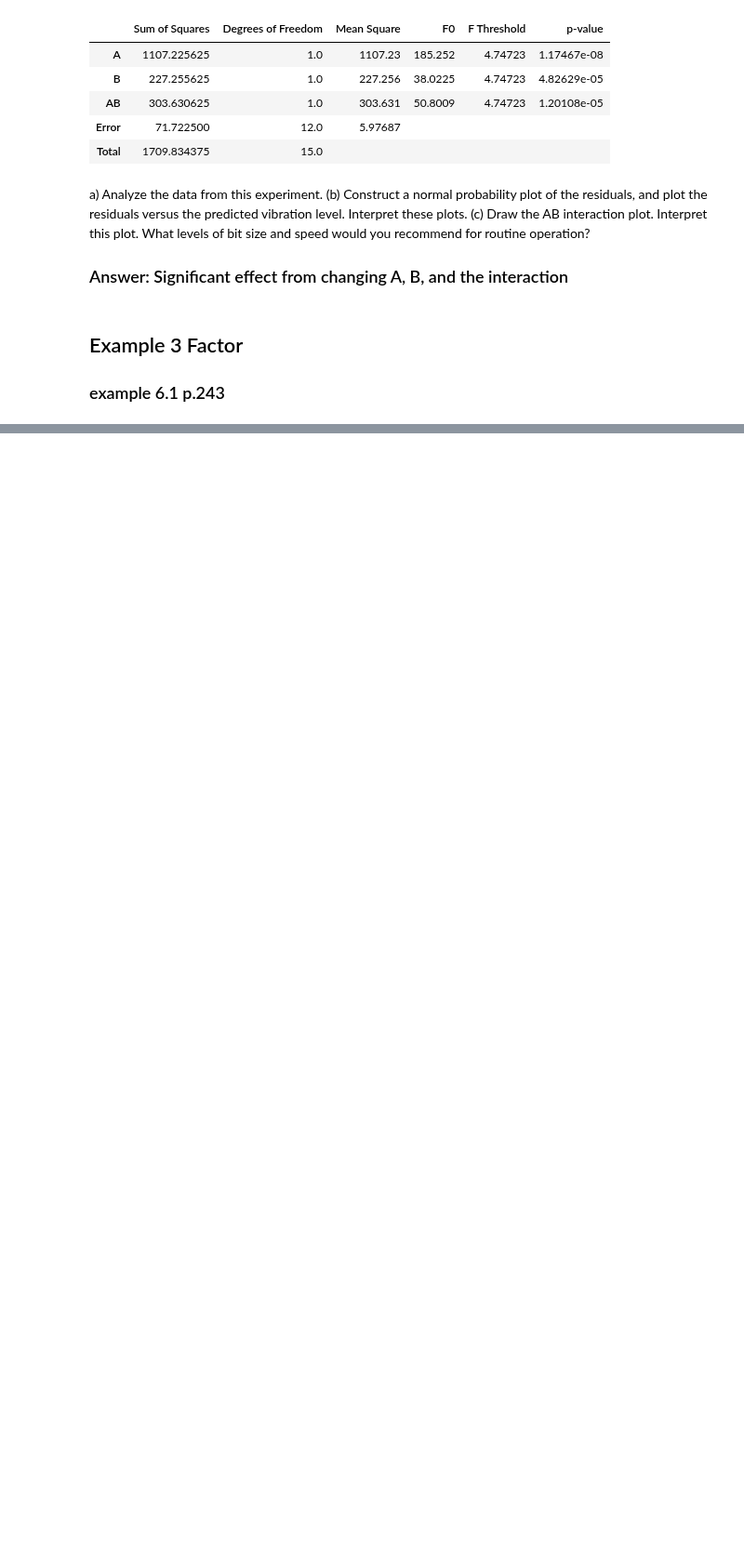
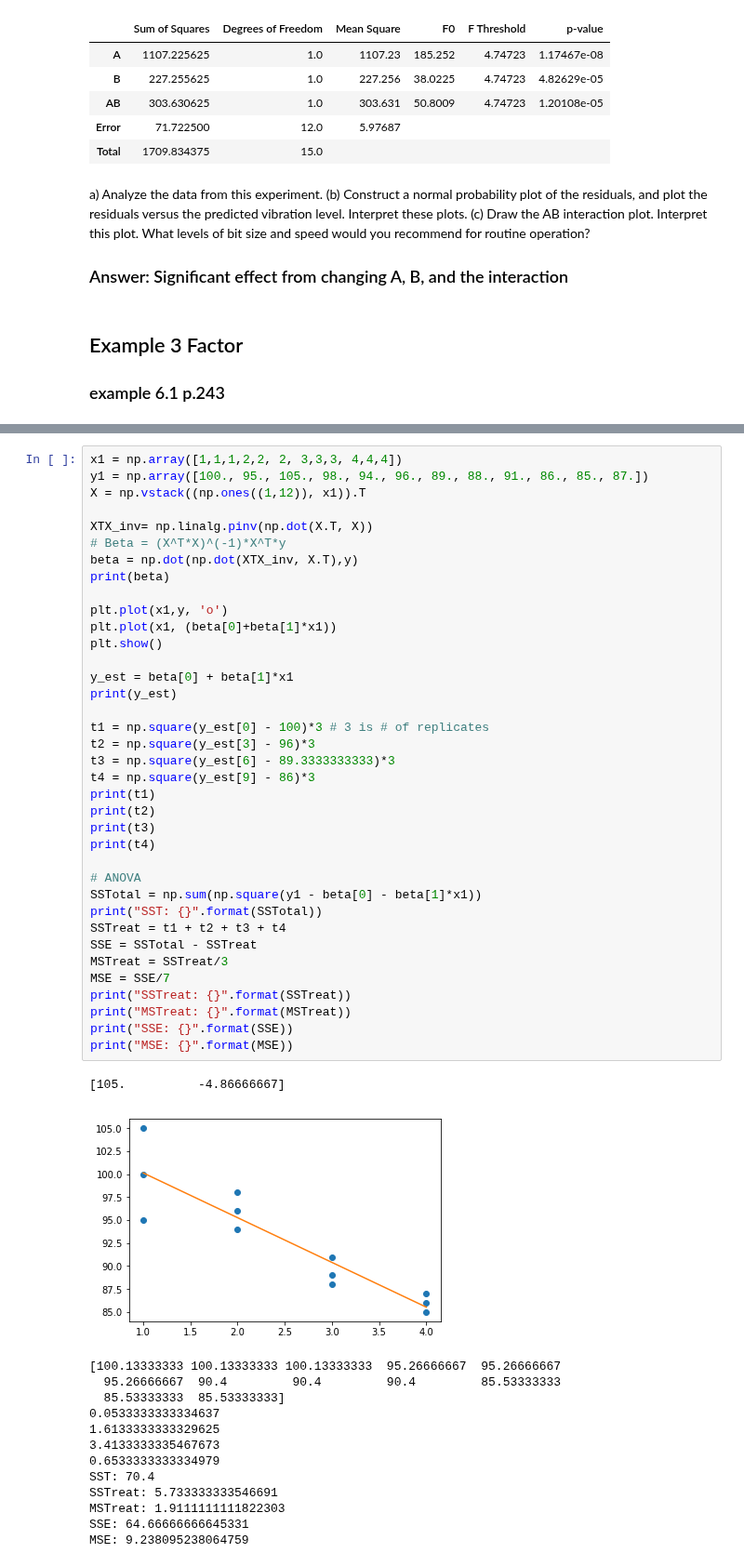
Before and after one commit to mwnewlin/AFIT, a Jupyter notebook: CSCE 554/Newlin_in_class_2_CSCE554.ipynb, the cells around one changed output, grey strips where cells are left out. Shown at 93% size. Cells and saved outputs as stored; diff of their text form; blank space fills up the shorter version.

```diff
--- a/CSCE 554/Newlin_in_class_2_CSCE554.ipynb
+++ b/CSCE 554/Newlin_in_class_2_CSCE554.ipynb
@@ -559,0 +594,52 @@ ABC          5.625         126.562
+# %%
+x1 = np.array([1,1,1,2,2, 2, 3,3,3, 4,4,4])
+y1 = np.array([100., 95., 105., 98., 94., 96., 89., 88., 91., 86., 85., 87.])
+X = np.vstack((np.ones((1,12)), x1)).T
+
+XTX_inv= np.linalg.pinv(np.dot(X.T, X))
+# Beta = (X^T*X)^(-1)*X^T*y
+beta = np.dot(np.dot(XTX_inv, X.T),y)
+print(beta)
+
+plt.plot(x1,y, 'o')
+plt.plot(x1, (beta[0]+beta[1]*x1))
+plt.show()
+
+y_est = beta[0] + beta[1]*x1
+print(y_est)
+
+t1 = np.square(y_est[0] - 100)*3 # 3 is # of replicates
+t2 = np.square(y_est[3] - 96)*3
+t3 = np.square(y_est[6] - 89.3333333333)*3
+t4 = np.square(y_est[9] - 86)*3
+print(t1)
+print(t2)
+print(t3)
+print(t4)
+
+# ANOVA
+SSTotal = np.sum(np.square(y1 - beta[0] - beta[1]*x1))
+print("SST: {}".format(SSTotal))
+SSTreat = t1 + t2 + t3 + t4
+SSE = SSTotal - SSTreat
+MSTreat = SSTreat/3
+MSE = SSE/7
+print("SSTreat: {}".format(SSTreat))
+print("MSTreat: {}".format(MSTreat))
+print("SSE: {}".format(SSE))
+print("MSE: {}".format(MSE))
+# %% [output]
+[105.          -4.86666667]
+[figure, added]
+[100.13333333 100.13333333 100.13333333  95.26666667  95.26666667
+  95.26666667  90.4         90.4         90.4         85.53333333
+  85.53333333  85.53333333]
+0.0533333333334637
+1.6133333333329625
+3.4133333335467673
+0.6533333333334979
+SST: 70.4
+SSTreat: 5.733333333546691
+MSTreat: 1.9111111111822303
+SSE: 64.66666666645331
+MSE: 9.238095238064759
```
Also changed, not shown: parts of 6 cells of this notebook, 2 other files.
